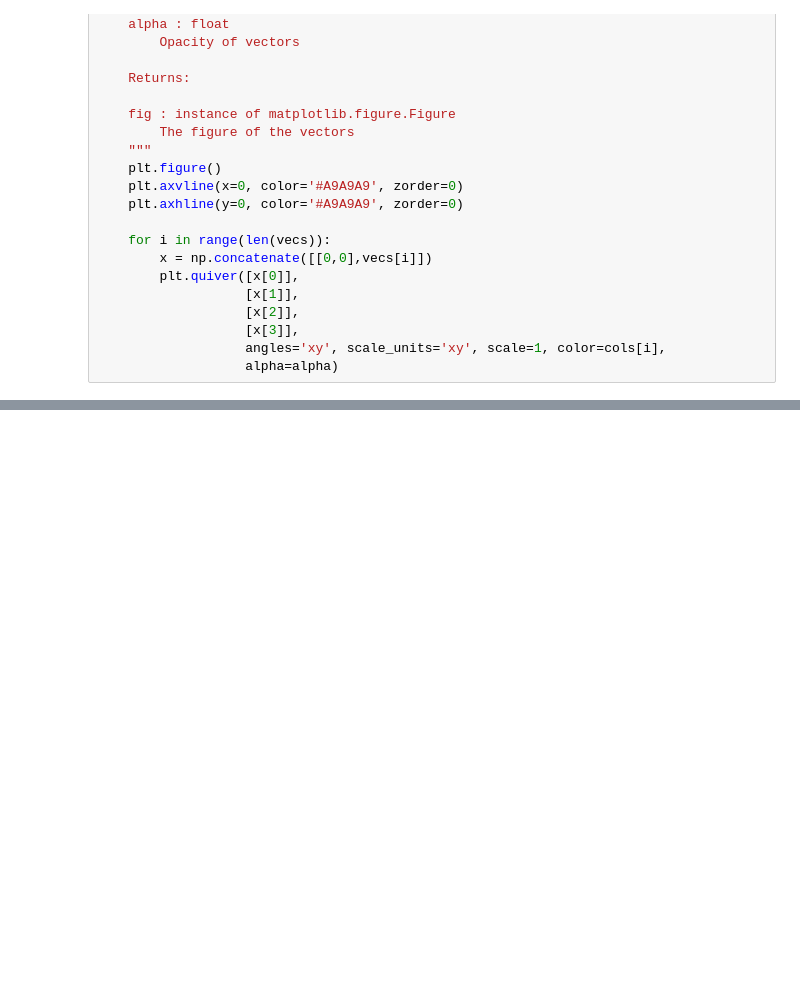
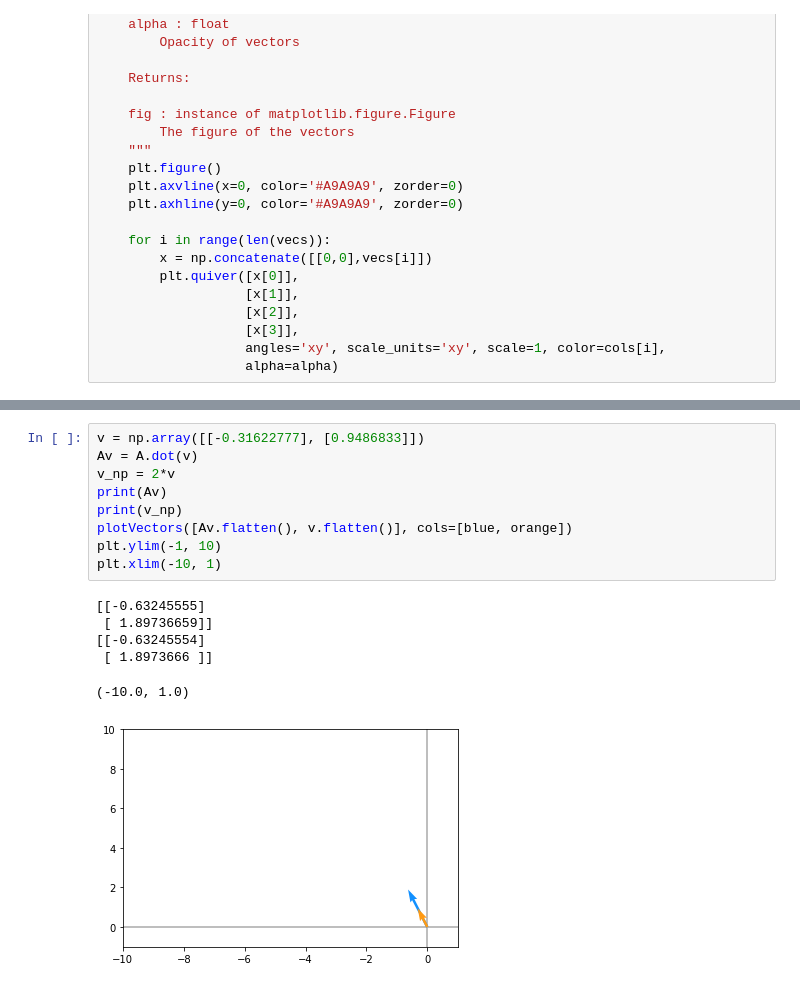
Before and after one commit to yashkumar1992/-IanGoodfellowDL, a Jupyter notebook: LinearAlgebra.ipynb, the cells around one changed output, grey strips where cells are left out. Saved outputs shown, nothing was run; the diff lists cells and outputs as text; blank space fills up the shorter version.

```diff
--- a/LinearAlgebra.ipynb
+++ b/LinearAlgebra.ipynb
@@ -750,0 +793,16 @@ plt.xlim(-1, 4)
+# %%
+v = np.array([[-0.31622777], [0.9486833]])
+Av = A.dot(v)
+v_np = 2*v
+print(Av)
+print(v_np)
+plotVectors([Av.flatten(), v.flatten()], cols=[blue, orange])
+plt.ylim(-1, 10)
+plt.xlim(-10, 1)
+# %% [output]
+[[-0.63245555]
+ [ 1.89736659]]
+[[-0.63245554]
+ [ 1.8973666 ]]
+(-10.0, 1.0)
+[figure, added]
```
Also changed, not shown: parts of 20 cells of this notebook.
